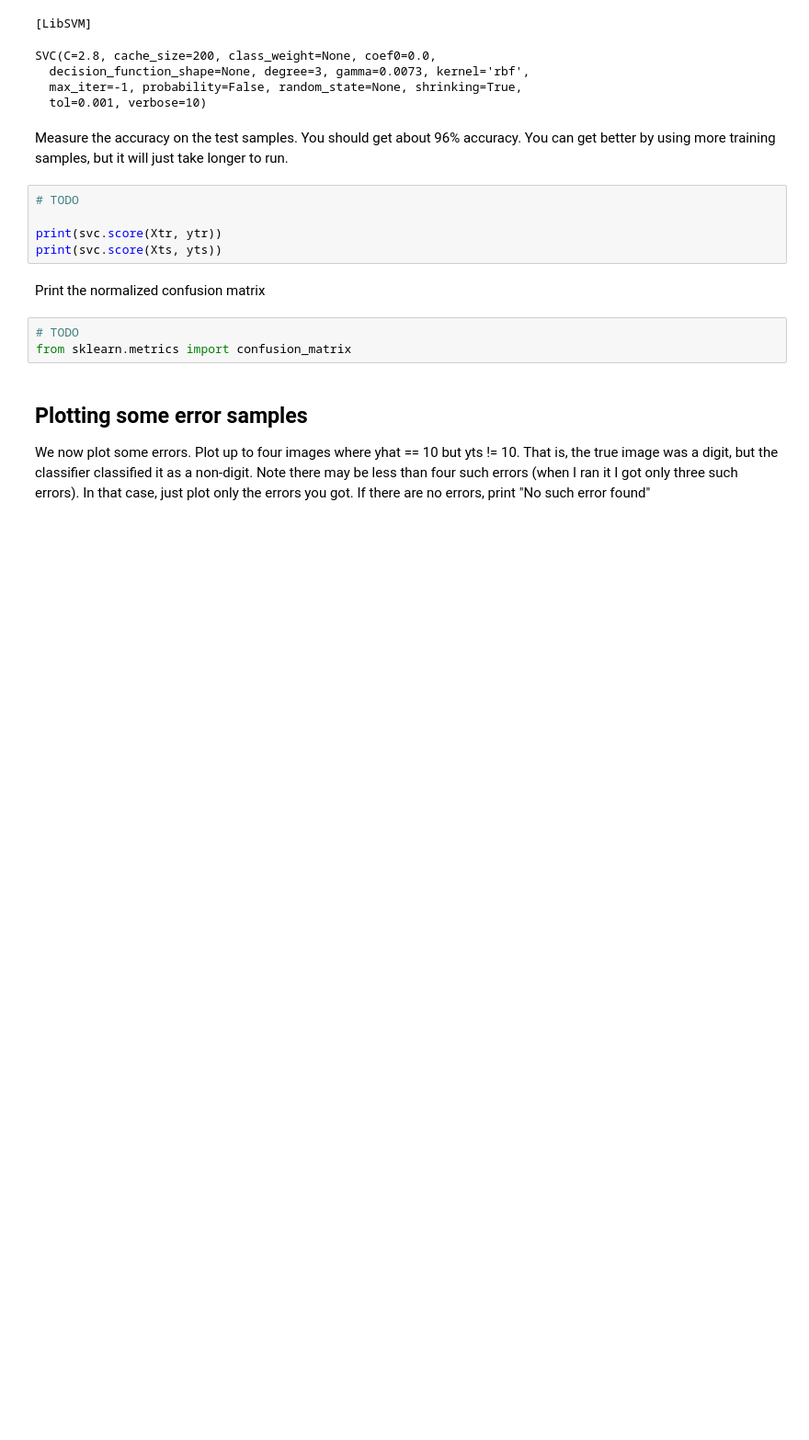
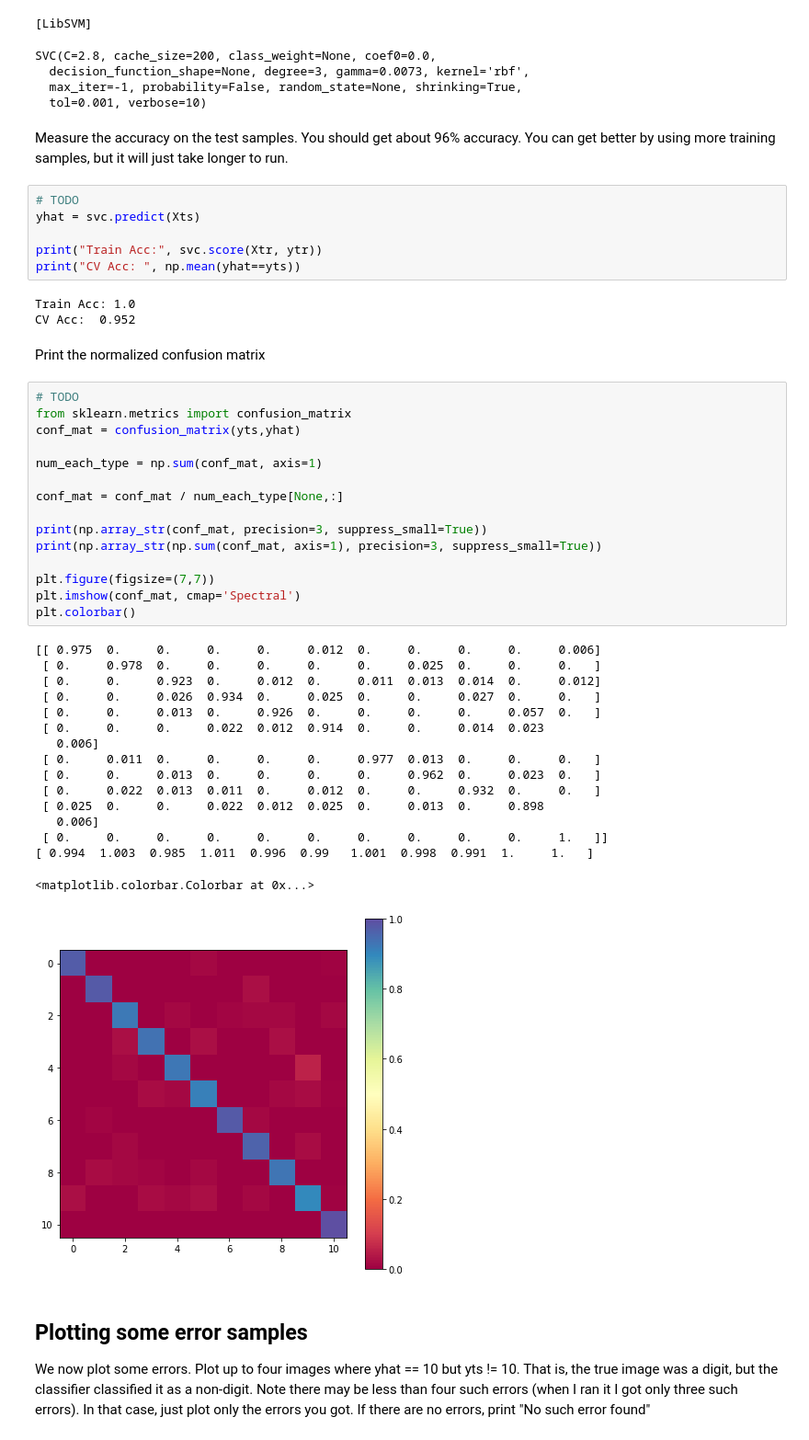
Before and after one commit to JackLangerman/introml, a Jupyter notebook: svm/lab06_ext_mnist_partial.ipynb, the cells around one changed output. Shown: that part at 92% size. Cells and saved outputs as stored; diff of their text form; blank space fills up the shorter version.

```diff
--- a/svm/lab06_ext_mnist_partial.ipynb
+++ b/svm/lab06_ext_mnist_partial.ipynb
@@ -489,14 +489,47 @@ SVC(C=2.8, cache_size=200, class_weight=None, coef0=0.0,
 Measure the accuracy on the test samples.  You should get about 96% accuracy.  You can get better by using more training samples, but it will just take longer to run.
 # %%
 # TODO
+yhat = svc.predict(Xts)
 
-print(svc.score(Xtr, ytr))
-print(svc.score(Xts, yts))
+print("Train Acc:", svc.score(Xtr, ytr))
+print("CV Acc: ", np.mean(yhat==yts))
+# %% [output]
+Train Acc: 1.0
+CV Acc:  0.952
 # %% [markdown]
 Print the normalized confusion matrix
-# %%
-# TODO
-from sklearn.metrics import confusion_matrix
+# %%
+# TODO
+from sklearn.metrics import confusion_matrix
+conf_mat = confusion_matrix(yts,yhat)
+
+num_each_type = np.sum(conf_mat, axis=1)
+
+conf_mat = conf_mat / num_each_type[None,:]
+
+print(np.array_str(conf_mat, precision=3, suppress_small=True))
+print(np.array_str(np.sum(conf_mat, axis=1), precision=3, suppress_small=True))
+
+plt.figure(figsize=(7,7))
+plt.imshow(conf_mat, cmap='Spectral')
+plt.colorbar()
+# %% [output]
+[[ 0.975  0.     0.     0.     0.     0.012  0.     0.     0.     0.     0.006]
+ [ 0.     0.978  0.     0.     0.     0.     0.     0.025  0.     0.     0.   ]
+ [ 0.     0.     0.923  0.     0.012  0.     0.011  0.013  0.014  0.     0.012]
+ [ 0.     0.     0.026  0.934  0.     0.025  0.     0.     0.027  0.     0.   ]
+ [ 0.     0.     0.013  0.     0.926  0.     0.     0.     0.     0.057  0.   ]
+ [ 0.     0.     0.     0.022  0.012  0.914  0.     0.     0.014  0.023
+   0.006]
+ [ 0.     0.011  0.     0.     0.     0.     0.977  0.013  0.     0.     0.   ]
+ [ 0.     0.     0.013  0.     0.     0.     0.     0.962  0.     0.023  0.   ]
+ [ 0.     0.022  0.013  0.011  0.     0.012  0.     0.     0.932  0.     0.   ]
+ [ 0.025  0.     0.     0.022  0.012  0.025  0.     0.013  0.     0.898
+   0.006]
+ [ 0.     0.     0.     0.     0.     0.     0.     0.     0.     0.     1.   ]]
+[ 0.994  1.003  0.985  1.011  0.996  0.99   1.001  0.998  0.991  1.     1.   ]
+<matplotlib.colorbar.Colorbar at 0x...>
+[figure, added]
 # %% [markdown]
 ## Plotting some error samples
 
```
Also changed, not shown: parts of 9 cells of this notebook.
